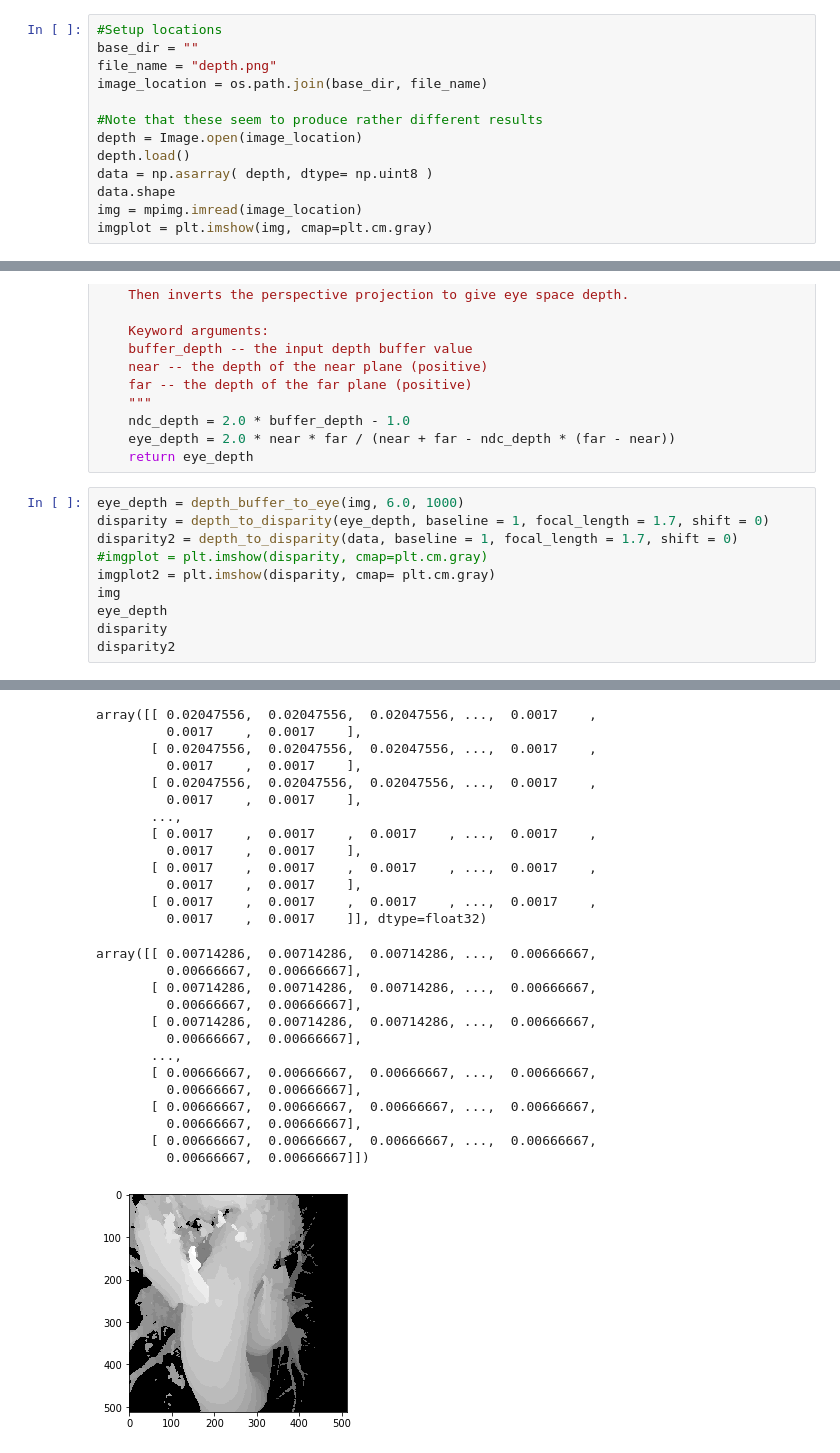
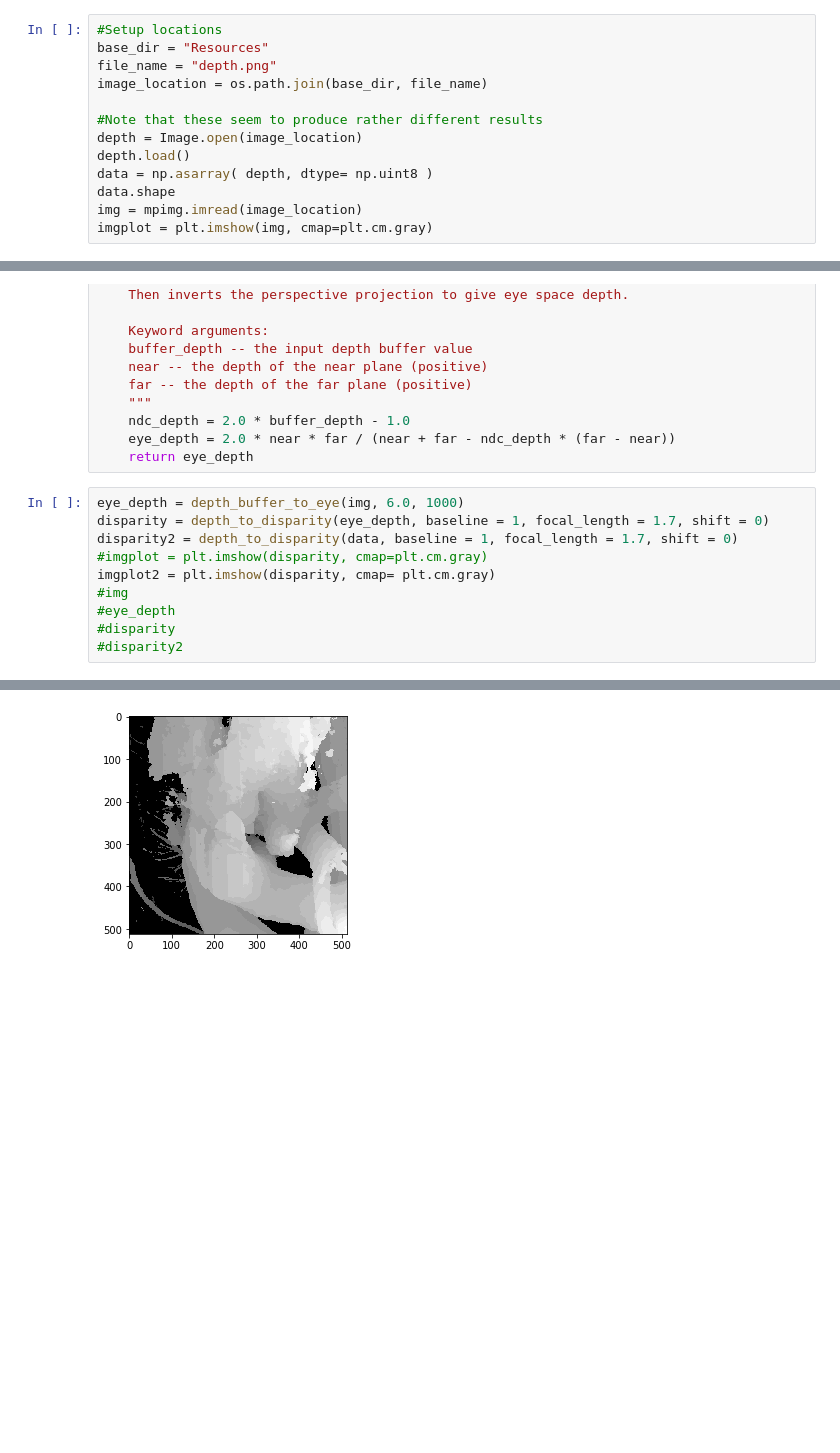
Before and after one commit to seankmartin/LF_View_Synthesis, a Jupyter notebook: Notebooks/Depth_Disparity.ipynb, the cells around one changed output, grey strips where cells are left out. Saved outputs shown, nothing was run; the diff lists cells and outputs as text; blank space fills up the shorter version.

```diff
--- a/Notebooks/Depth_Disparity.ipynb
+++ b/Notebooks/Depth_Disparity.ipynb
@@ -12,7 +12,7 @@ import matplotlib.image as mpimg
 import numpy as np
 # %%
 #Setup locations
-base_dir = ""
+base_dir = "Resources"
 file_name = "depth.png"
 image_location = os.path.join(base_dir, file_name)
 
@@ -96,8 +84,8 @@ disparity = depth_to_disparity(eye_depth, baseline = 1, focal_length = 1.7, shif
 disparity2 = depth_to_disparity(data, baseline = 1, focal_length = 1.7, shift = 0)
 #imgplot = plt.imshow(disparity, cmap=plt.cm.gray)
 imgplot2 = plt.imshow(disparity, cmap= plt.cm.gray)
-img
-eye_depth
-disparity
-disparity2
+#img
+#eye_depth
+#disparity
+#disparity2
 # %% [output]
@@ -130,28 +92,2 @@ array([[   83.02583313,    83.02583313,    83.02583313, ...,
-array([[ 0.02047556,  0.02047556,  0.02047556, ...,  0.0017    ,
-         0.0017    ,  0.0017    ],
-       [ 0.02047556,  0.02047556,  0.02047556, ...,  0.0017    ,
-         0.0017    ,  0.0017    ],
-       [ 0.02047556,  0.02047556,  0.02047556, ...,  0.0017    ,
-         0.0017    ,  0.0017    ],
-       ...,
-       [ 0.0017    ,  0.0017    ,  0.0017    , ...,  0.0017    ,
-         0.0017    ,  0.0017    ],
-       [ 0.0017    ,  0.0017    ,  0.0017    , ...,  0.0017    ,
-         0.0017    ,  0.0017    ],
-       [ 0.0017    ,  0.0017    ,  0.0017    , ...,  0.0017    ,
-         0.0017    ,  0.0017    ]], dtype=float32)
-array([[ 0.00714286,  0.00714286,  0.00714286, ...,  0.00666667,
-         0.00666667,  0.00666667],
-       [ 0.00714286,  0.00714286,  0.00714286, ...,  0.00666667,
-         0.00666667,  0.00666667],
-       [ 0.00714286,  0.00714286,  0.00714286, ...,  0.00666667,
-         0.00666667,  0.00666667],
-       ...,
-       [ 0.00666667,  0.00666667,  0.00666667, ...,  0.00666667,
-         0.00666667,  0.00666667],
-       [ 0.00666667,  0.00666667,  0.00666667, ...,  0.00666667,
-         0.00666667,  0.00666667],
-       [ 0.00666667,  0.00666667,  0.00666667, ...,  0.00666667,
-         0.00666667,  0.00666667]])
-[figure, old version]
+[figure, new version]
 # %%
```
Also changed, not shown: parts of 10 cells of this notebook, 4 other files.
